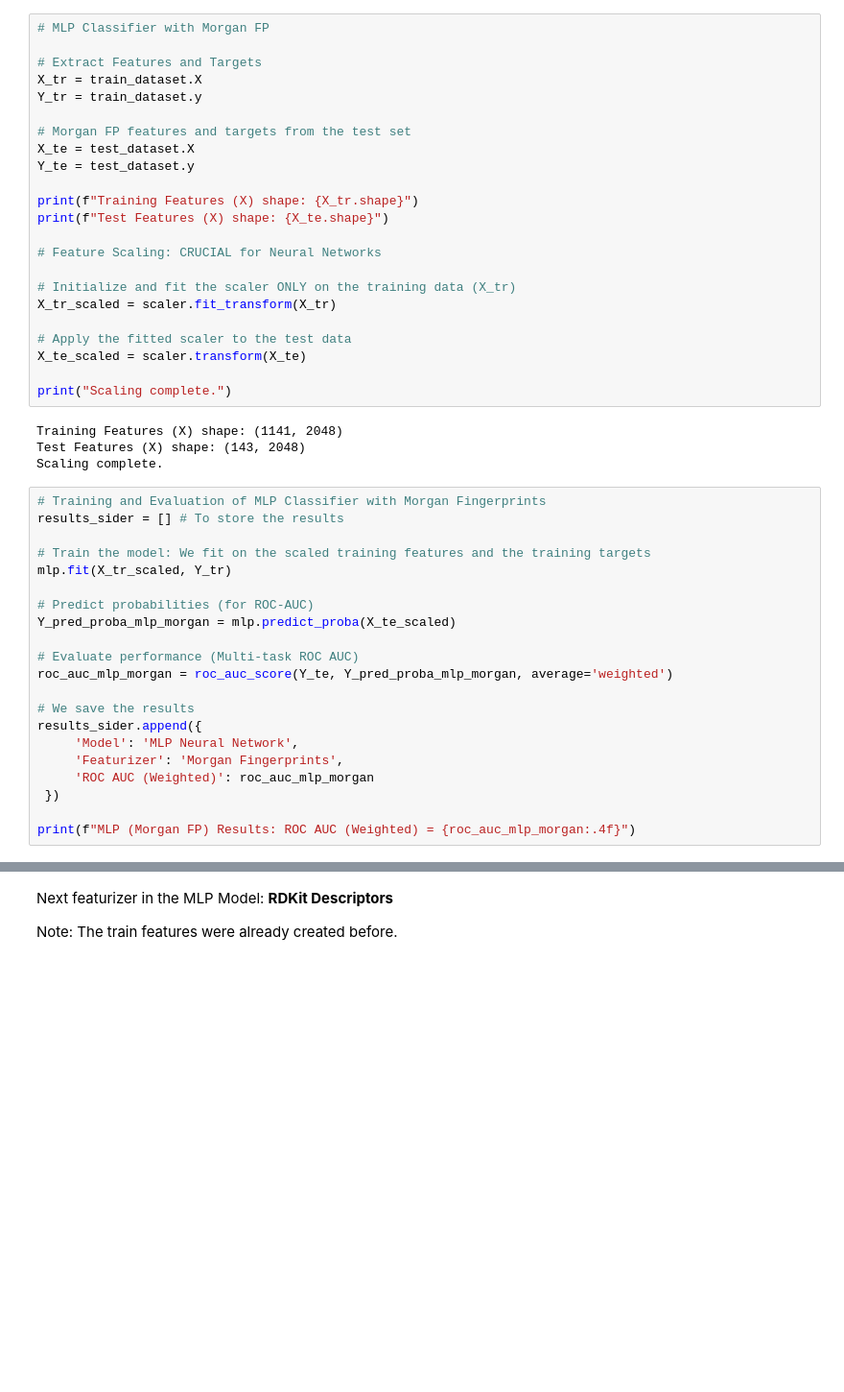
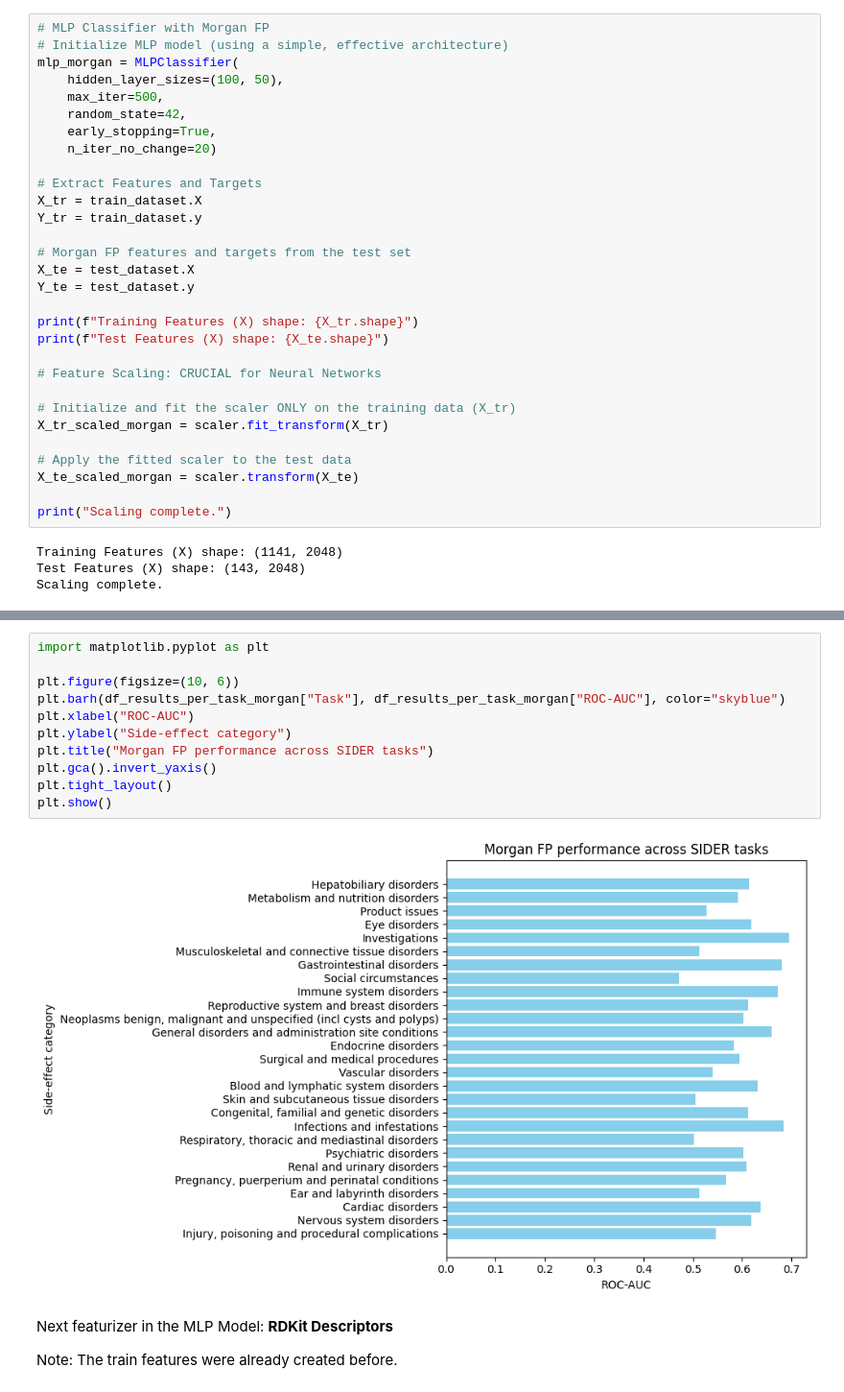
Before and after one commit to bbarthougatica/ChmInf, a Jupyter notebook: MLP model for Class.ipynb, the cells around one changed output, grey strips where cells are left out. Shown at 96% size. Drawn from its saved outputs; the diff is of its cells as text; blank space fills up the shorter version.

Commit message:
Ready with plots

```diff
--- a/MLP model for Class.ipynb
+++ b/MLP model for Class.ipynb
@@ -276,6 +257,13 @@ We split the Morgan FP data using 80% of the data to train and 20% test for inte
 We will train the model with the 3 different featurizers before evaluating. In this case we need the feature tu be scaled.
 # %%
 # MLP Classifier with Morgan FP
+# Initialize MLP model (using a simple, effective architecture)
+mlp_morgan = MLPClassifier(
+    hidden_layer_sizes=(100, 50),
+    max_iter=500,
+    random_state=42,
+    early_stopping=True,
+    n_iter_no_change=20)
 
 # Extract Features and Targets
 X_tr = train_dataset.X
@@ -291,34 +279,13 @@ print(f"Test Features (X) shape: {X_te.shape}")
 # Feature Scaling: CRUCIAL for Neural Networks
 
 # Initialize and fit the scaler ONLY on the training data (X_tr)
-X_tr_scaled = scaler.fit_transform(X_tr)
+X_tr_scaled_morgan = scaler.fit_transform(X_tr)
 
 # Apply the fitted scaler to the test data
-X_te_scaled = scaler.transform(X_te)
+X_te_scaled_morgan = scaler.transform(X_te)
 
 print("Scaling complete.")
 # %% [output]
 Training Features (X) shape: (1141, 2048)
 Test Features (X) shape: (143, 2048)
 Scaling complete.
-# %%
-# Training and Evaluation of MLP Classifier with Morgan Fingerprints
-results_sider = [] # To store the results
-
-# Train the model: We fit on the scaled training features and the training targets
-mlp.fit(X_tr_scaled, Y_tr)
-
-# Predict probabilities (for ROC-AUC)
-Y_pred_proba_mlp_morgan = mlp.predict_proba(X_te_scaled)
-
-# Evaluate performance (Multi-task ROC AUC)
-roc_auc_mlp_morgan = roc_auc_score(Y_te, Y_pred_proba_mlp_morgan, average='weighted')
-
-# We save the results
-results_sider.append({
-     'Model': 'MLP Neural Network',
-     'Featurizer': 'Morgan Fingerprints',
-     'ROC AUC (Weighted)': roc_auc_mlp_morgan
- })
-
-print(f"MLP (Morgan FP) Results: ROC AUC (Weighted) = {roc_auc_mlp_morgan:.4f}")
@@ -327,3 +374,16 @@ MLP (Morgan FP) Results: ROC AUC (Weighted) = 0.6025
+# %%
+import matplotlib.pyplot as plt
+
+plt.figure(figsize=(10, 6))
+plt.barh(df_results_per_task_morgan["Task"], df_results_per_task_morgan["ROC-AUC"], color="skyblue")
+plt.xlabel("ROC-AUC")
+plt.ylabel("Side-effect category")
+plt.title("Morgan FP performance across SIDER tasks")
+plt.gca().invert_yaxis()
+plt.tight_layout()
+plt.show()
+# %% [output]
+[figure, added]
 # %% [markdown]
 Next featurizer in the MLP Model: **RDKit Descriptors**
 
```
Also changed, not shown: parts of 20 cells of this notebook.
